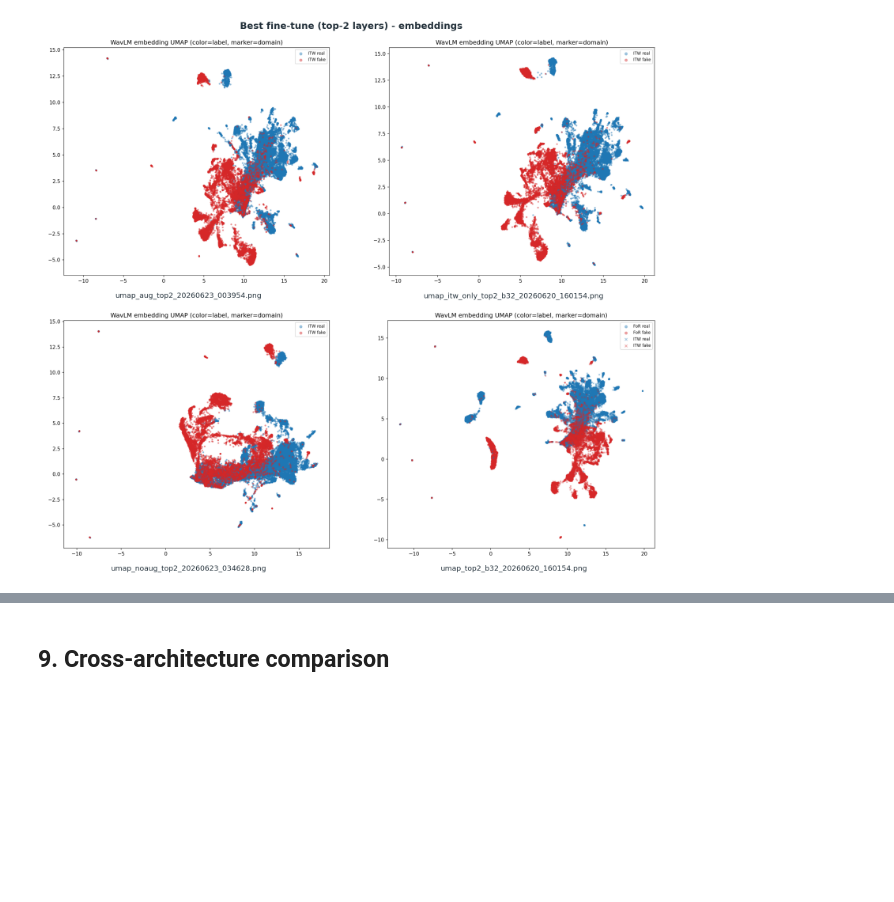
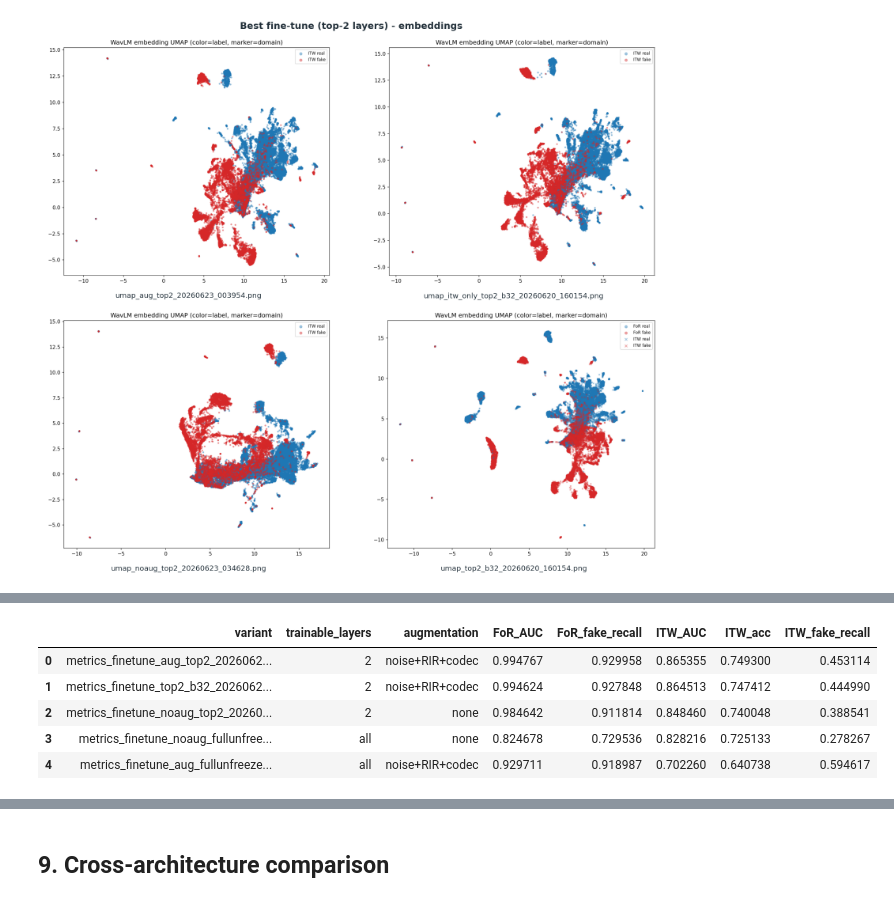
Before and after one commit to KonstaninosKaimakis/audio-deepfake-detection-DL, a Jupyter notebook: report.ipynb, the cells around one changed output, grey strips where cells are left out. Cells and saved outputs as stored; diff of their text form; code cells hidden in the pictures; blank space fills up the shorter version.

```diff
--- a/report.ipynb
+++ b/report.ipynb
@@ -725,0 +745,16 @@ show_imgs(ft_imgs, "Best fine-tune (top-2 layers) - embeddings", cols=2)
+# %%
+aug_cmp = (ft_df[ft_df["augmentation"].isin(["noise+RIR+codec", "none"])
+                 & ft_df["trainable_layers"].isin([2, "all"])]
+           [["variant", "trainable_layers", "augmentation",
+             "FoR_AUC", "FoR_fake_recall",
+             "ITW_AUC", "ITW_acc", "ITW_fake_recall"]]
+           .sort_values(["trainable_layers", "ITW_AUC"], ascending=[True, False])
+           .reset_index(drop=True))
+style_table(aug_cmp)
+# %% [output]
+|  | variant | trainable_layers | augmentation | FoR_AUC | FoR_fake_recall | ITW_AUC | ITW_acc | ITW_fake_recall |
+| 0 | metrics_finetune_aug_top2_2026062... | 2 | noise+RIR+codec | 0.994767 | 0.929958 | 0.865355 | 0.749300 | 0.453114 |
+| 1 | metrics_finetune_top2_b32_2026062... | 2 | noise+RIR+codec | 0.994624 | 0.927848 | 0.864513 | 0.747412 | 0.444990 |
+| 2 | metrics_finetune_noaug_top2_20260... | 2 | none | 0.984642 | 0.911814 | 0.848460 | 0.740048 | 0.388541 |
+| 3 | metrics_finetune_noaug_fullunfree... | all | none | 0.824678 | 0.729536 | 0.828216 | 0.725133 | 0.278267 |
+| 4 | metrics_finetune_aug_fullunfreeze... | all | noise+RIR+codec | 0.929711 | 0.918987 | 0.702260 | 0.640738 | 0.594617 |
```
Also changed, not shown: parts of 5 cells of this notebook.
